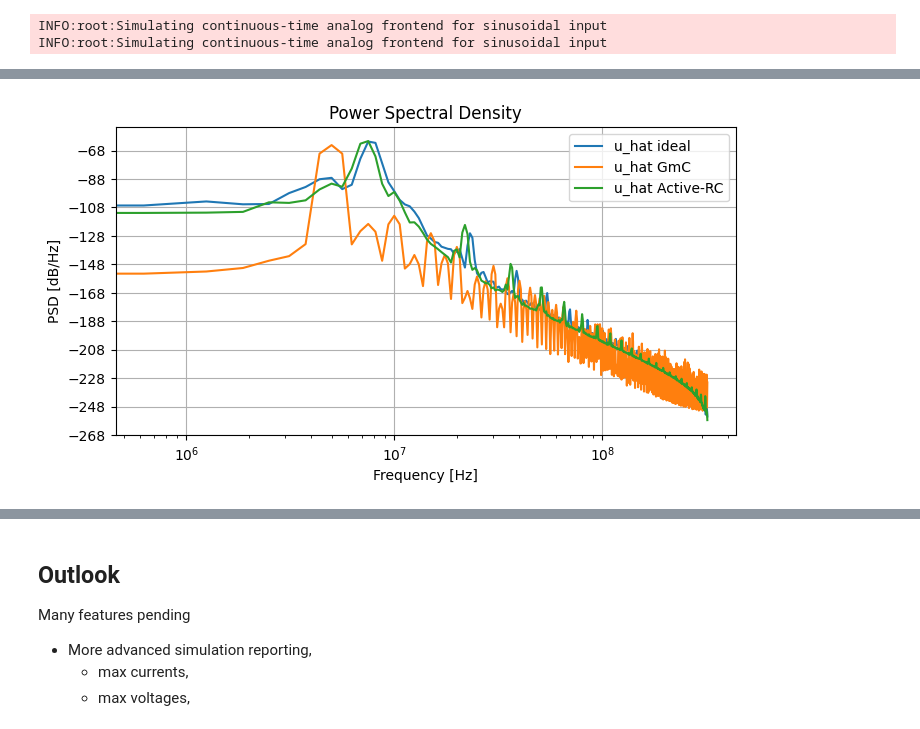
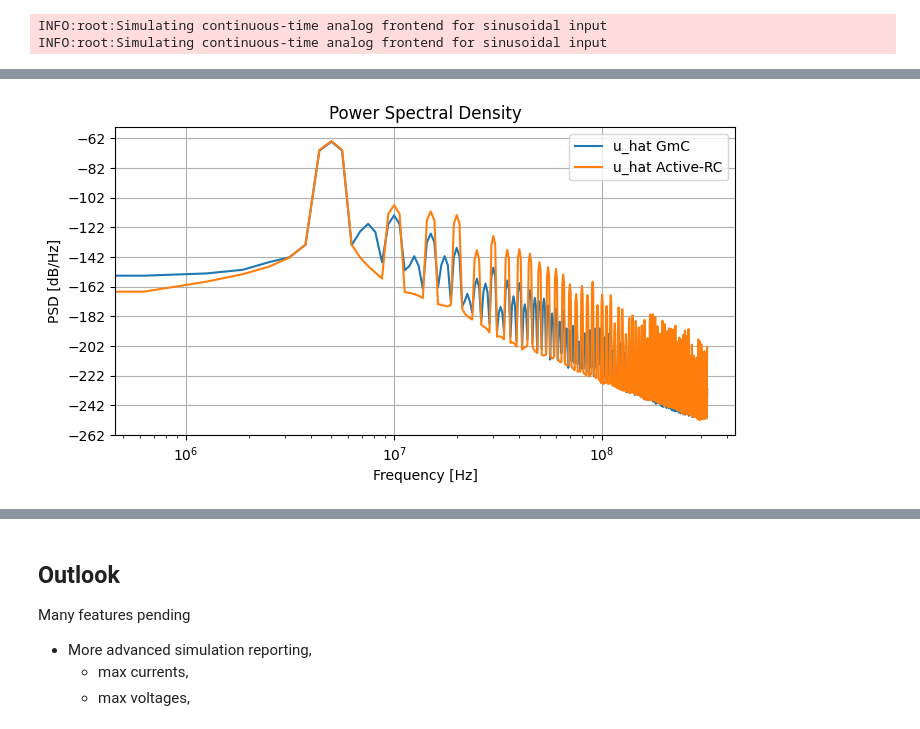
Before and after one commit to hammal/IMSE2025, a Jupyter notebook: tutorial.ipynb, the cells around one changed output, grey strips where cells are left out. Drawn from its saved outputs; the diff is of its cells as text; code cells hidden in the pictures.

```diff
--- a/tutorial.ipynb
+++ b/tutorial.ipynb
@@ -250,3 +325,16 @@ C=
+# %%
+GmC = cb.GmC(
+    ct_analog_frontend,
+    Cint,
+    Ro,
+    Cp,
+    v_n=v_noise_rms,
+    slew_rate=slew_rate,
+    v_out_max=max_output_swing,
+    v_out_min=min_output_swing
+)
+snr_gmc, amp_gmc, _ = GmC.simulateSNR(osr)
+print(GmC)
 # %%
 print(f"The GmC:\n{GmC.gm}")
 # %% [output]
@@ -269,13 +354,19 @@ The DC_gain:
 
 ![The GmC block](active_rc_from_simsides.png)
 # %%
-Ro = 1e9 * np.ones(order)
+Ro = 1e6 * np.ones(order)
 Co = np.ones(order) * 1e-15
 Cint = np.ones(order) * 1e-12
 gm = 1e-5 * np.ones(order)
-active_RC = cb.ActiveRC(ct_analog_frontend, Cint, gm, Ro, Co)
+active_RC = cb.ActiveRC(
+    ct_analog_frontend,
+    Cint,
+    gm,
+    Ro,
+    Co
+)
 print(active_RC)
-amp_active_rc, snr_active_rc, _ = active_RC.simulateSNR(osr)
+snr_active_rc, amp_active_rc, _ = active_RC.simulateSNR(osr)
 # %% [output]
 INFO:root:Simulating continuous-time analog frontend for sinusoidal input
 AnalogFrontend(
@@ -325,18 +418,18 @@ ct_analog_frontend.analog_signal = sinusoidal
 active_RC.analog_signal = sinusoidal
 # ct_analog_frontend.A += - 1e-7 * np.eye(order)
 
-ct_idal_sim = ct_analog_frontend.simulate(size)
+ct_af_sim = ct_analog_frontend.simulate(size)
 gmc_sim = GmC.simulate(size)
 active_RC_sim = active_RC.simulate(size)
 
-wiener_filter_ideal = ct_analog_frontend.wiener_filter(OSR=osr)
-u_hat_ideal = wiener_filter_ideal.evaluate(ct_idal_sim["s"])[:, 0, :]
+ct_wiener_filter = ct_analog_frontend.wiener_filter(OSR=osr)
+ct_u_hat = ct_wiener_filter.evaluate(ct_af_sim["s"])[:, 0, :]
 
-wf_gmc = GmC.wiener_filter(OSR=osr)
-u_hat_gmc = wf_gmc.evaluate(gmc_sim["s"])[:, 0, :]
+gmc_wiener_filter = GmC.wiener_filter(OSR=osr)
+gmc_u_hat = gmc_wiener_filter.evaluate(gmc_sim["s"])[:, 0, :]
 
-wf_active_rc = active_RC.wiener_filter(OSR=osr)
-u_hat_active_rc = wf_active_rc.evaluate(active_RC_sim["s"])[:, 0, :]
+active_rc_wiener_filter = active_RC.wiener_filter(OSR=osr)
+active_rc_u_hat = active_rc_wiener_filter.evaluate(active_RC_sim["s"])[:, 0, :]
 # %% [output]
 INFO:root:Simulating continuous-time analog frontend for sinusoidal input
 Sinusoidal parameterized as:
@@ -349,15 +454,15 @@ INFO:root:Simulating continuous-time analog frontend for sinusoidal input
 # %%
 plt.figure()
-plt.psd(u_hat_ideal.flatten(), NFFT=1024, Fs=1 / ct_analog_frontend.dt, label="u_hat ideal")
-plt.psd(u_hat_gmc.flatten(), NFFT=1024, Fs=1 / GmC.dt, label="u_hat GmC")
-plt.psd(u_hat_active_rc.flatten(), NFFT=1024, Fs=1 / active_RC.dt, label="u_hat Active-RC")
+# plt.psd(ct_u_hat.flatten(), NFFT=1024, Fs=1 / ct_analog_frontend.dt, label="u_hat ideal")
+plt.psd(gmc_u_hat.flatten(), NFFT=1024, Fs=1 / GmC.dt, label="u_hat GmC")
+plt.psd(active_rc_u_hat.flatten(), NFFT=1024, Fs=1 / active_RC.dt, label="u_hat Active-RC")
 plt.legend()
 plt.xlabel("Frequency [Hz]")
 plt.ylabel("PSD [dB/Hz]")
 plt.title("Power Spectral Density")
 plt.xscale("log")
 # %% [output]
-[figure, old version]
+[figure, new version]
 # %%
 plt.figure()
 length = 1200
```
Also changed, not shown: parts of 34 cells of this notebook.
